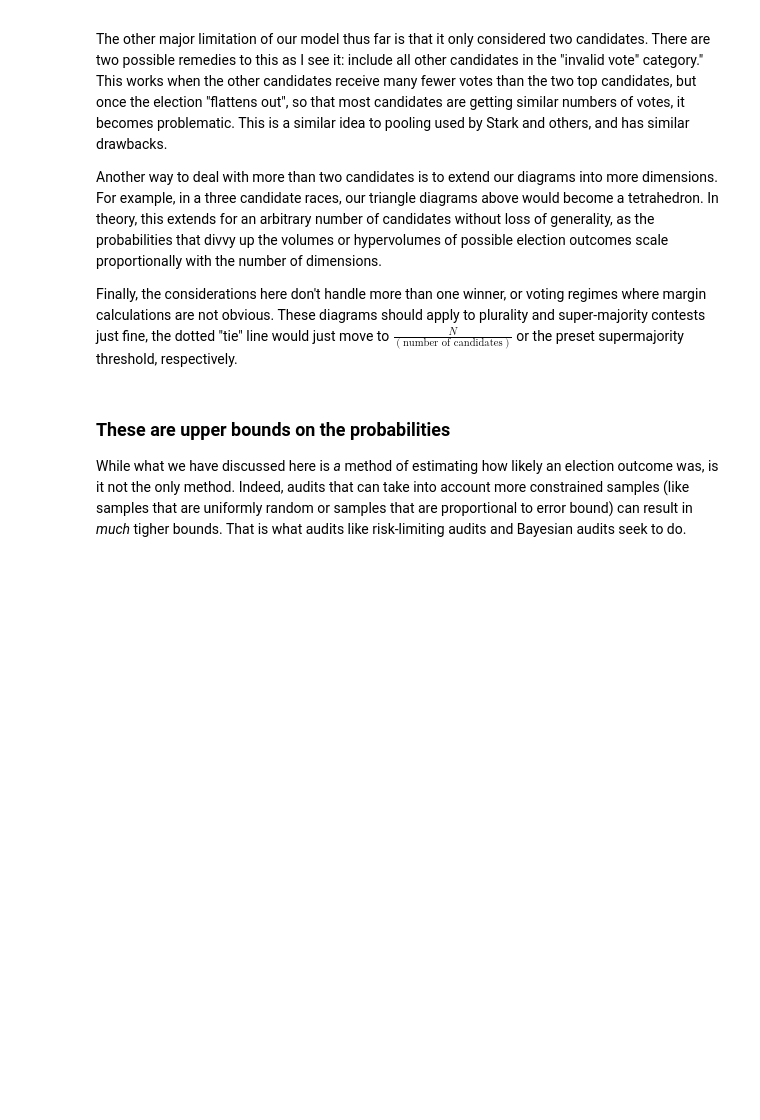
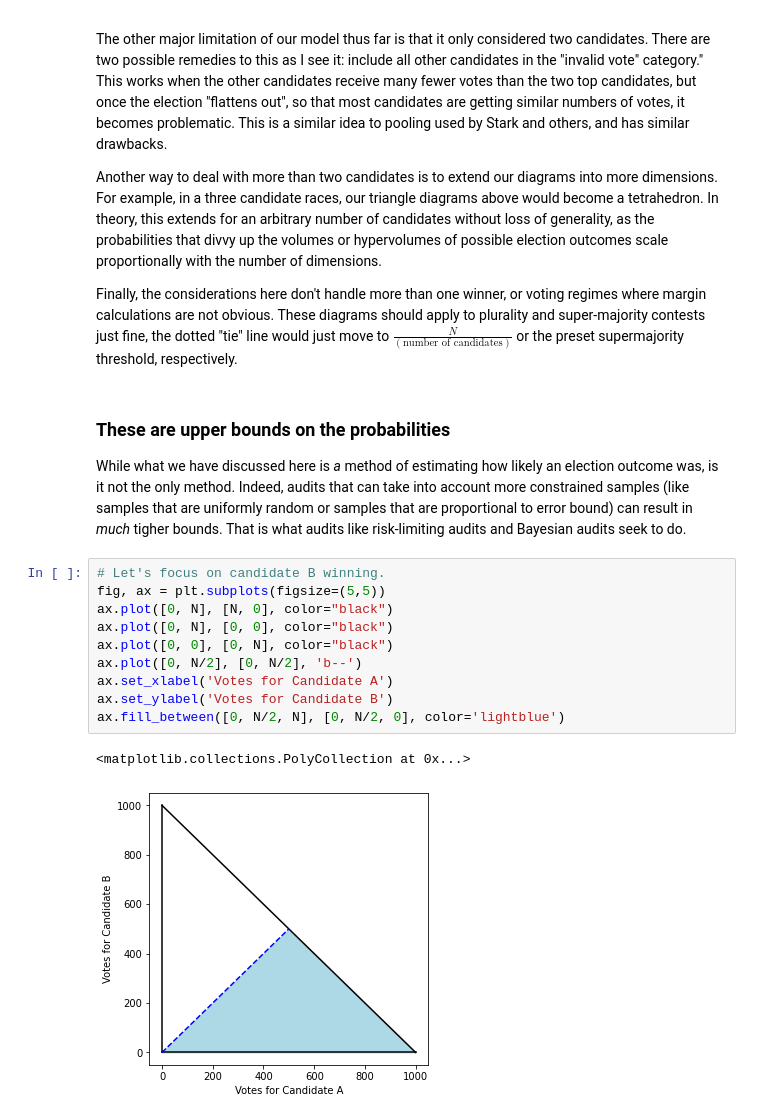
Before and after one commit to umbernhard/rlamath, a Jupyter notebook: Geometry of Post-election Audits.ipynb, the cells around one changed output. Drawn from its saved outputs; the diff is of its cells as text; blank space fills up the shorter version.

```diff
--- a/Geometry of Post-election Audits.ipynb
+++ b/Geometry of Post-election Audits.ipynb
@@ -284,3 +289,16 @@ Finally, the considerations here don't handle more than one winner, or voting re
 ### These are upper bounds on the probabilities
 
 While what we have discussed here is *a* method of estimating how likely an election outcome was, is it not the only method. Indeed, audits that can take into account more constrained samples (like samples that are uniformly random or samples that are proportional to error bound) can result in *much* tigher bounds. That is what audits like risk-limiting audits and Bayesian audits seek to do.
+# %%
+# Let's focus on candidate B winning.
+fig, ax = plt.subplots(figsize=(5,5))
+ax.plot([0, N], [N, 0], color="black")
+ax.plot([0, N], [0, 0], color="black")
+ax.plot([0, 0], [0, N], color="black")
+ax.plot([0, N/2], [0, N/2], 'b--')
+ax.set_xlabel('Votes for Candidate A')
+ax.set_ylabel('Votes for Candidate B')
+ax.fill_between([0, N/2, N], [0, N/2, 0], color='lightblue')
+# %% [output]
+<matplotlib.collections.PolyCollection at 0x...>
+[figure, added]
```
Also changed, not shown: parts of 12 cells of this notebook, 4 other files.
